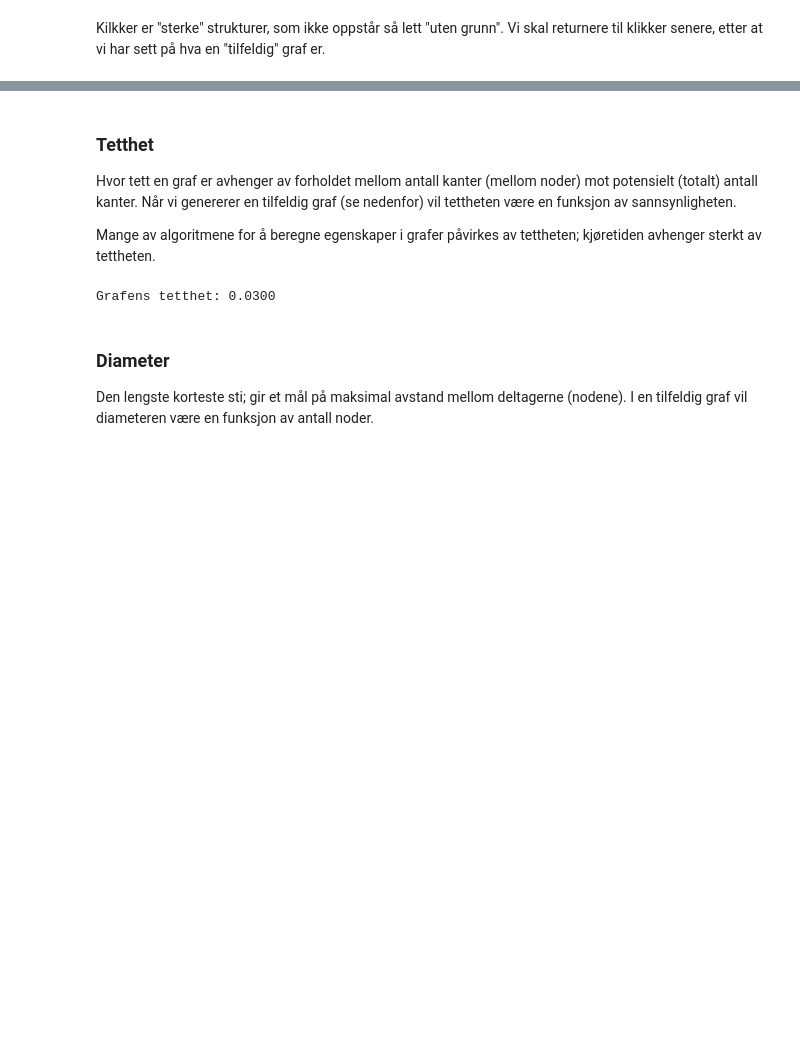
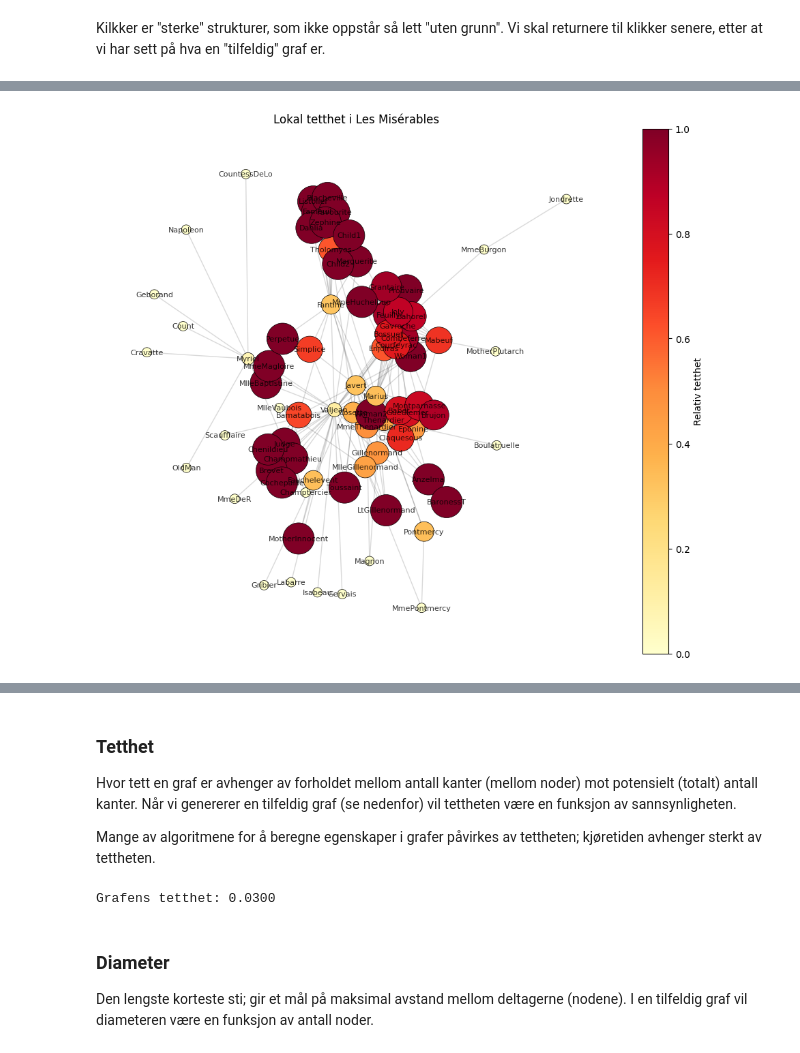
Before and after one commit to Tage-Politi/grafdag-2026, a Jupyter notebook: generell.ipynb, the cells around one changed output, grey strips where cells are left out. Cells and saved outputs as stored; diff of their text form; code cells hidden in the pictures; blank space fills up the shorter version.

```diff
--- a/generell.ipynb
+++ b/generell.ipynb
@@ -139,0 +159,42 @@ Kilkker er "sterke" strukturer, som ikke oppstår så lett "uten grunn".  Vi ska
+# %%
+
+# Bruke den innebygde for å få navnene
+GG = nx.les_miserables_graph()
+clustering_coeffs = nx.clustering(GG)
+
+noder = list(GG.nodes())
+# For å kunne fargelegge
+farger = []
+for n in noder:
+    farger.append(clustering_coeffs[n])
+#
+# Gjør nodene i gjenger større
+størrelse = []
+for n in noder:
+    størrelse.append(clustering_coeffs[n] * 1000 + 100)
+#
+plt.figure(figsize=(12, 10))
+pos = nx.spring_layout(GG, k=0.3, seed=42)
+
+# Litt prøving og feiling
+nodes_draw = nx.draw_networkx_nodes(
+    GG,
+    pos,
+    node_color=farger,
+    cmap=plt.cm.YlOrRd,
+    node_size=størrelse,
+    edgecolors='black',
+    linewidths=0.5
+)
+nx.draw_networkx_edges(GG, pos, alpha=0.15)
+# Navn på nodene (for å kunne snakke om Javert)
+nx.draw_networkx_labels(GG, pos, font_size=8, alpha=0.8)
+
+cbar = plt.colorbar(nodes_draw)
+cbar.set_label('Relativ tetthet')
+
+plt.title("Lokal tetthet i Les Misérables")
+plt.axis('off')
+plt.show()
+# %% [output]
+[figure, added]
```
Also changed, not shown: parts of 16 cells of this notebook, 4 other files.
